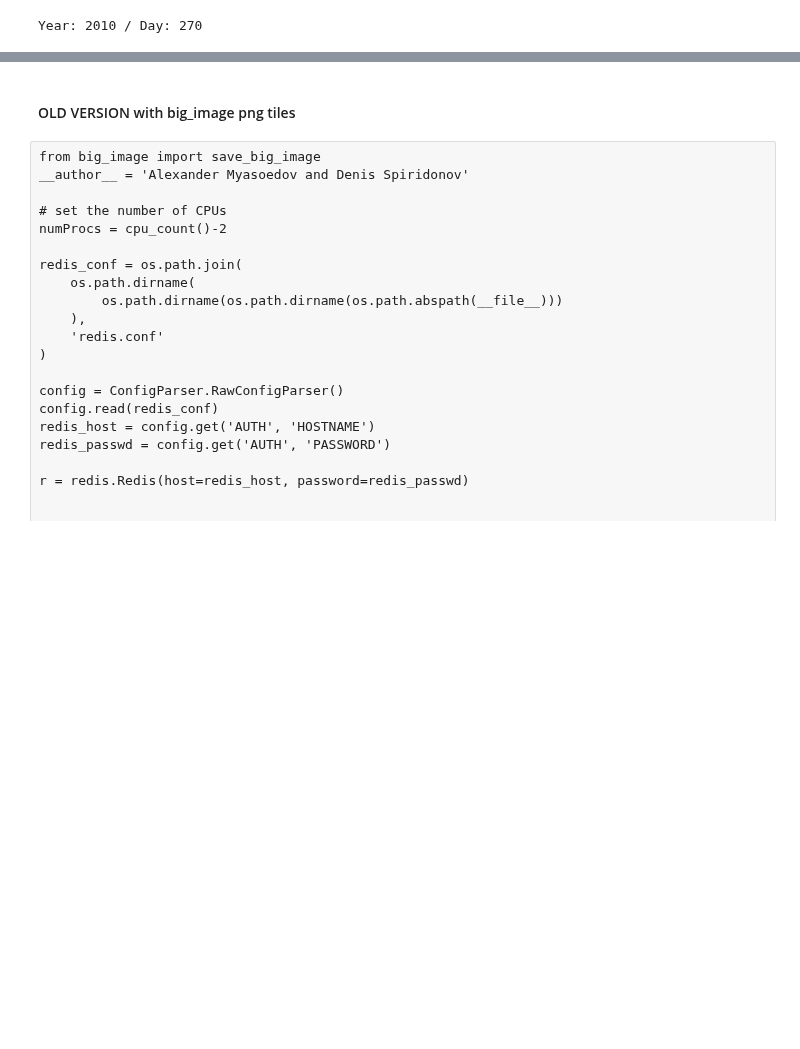
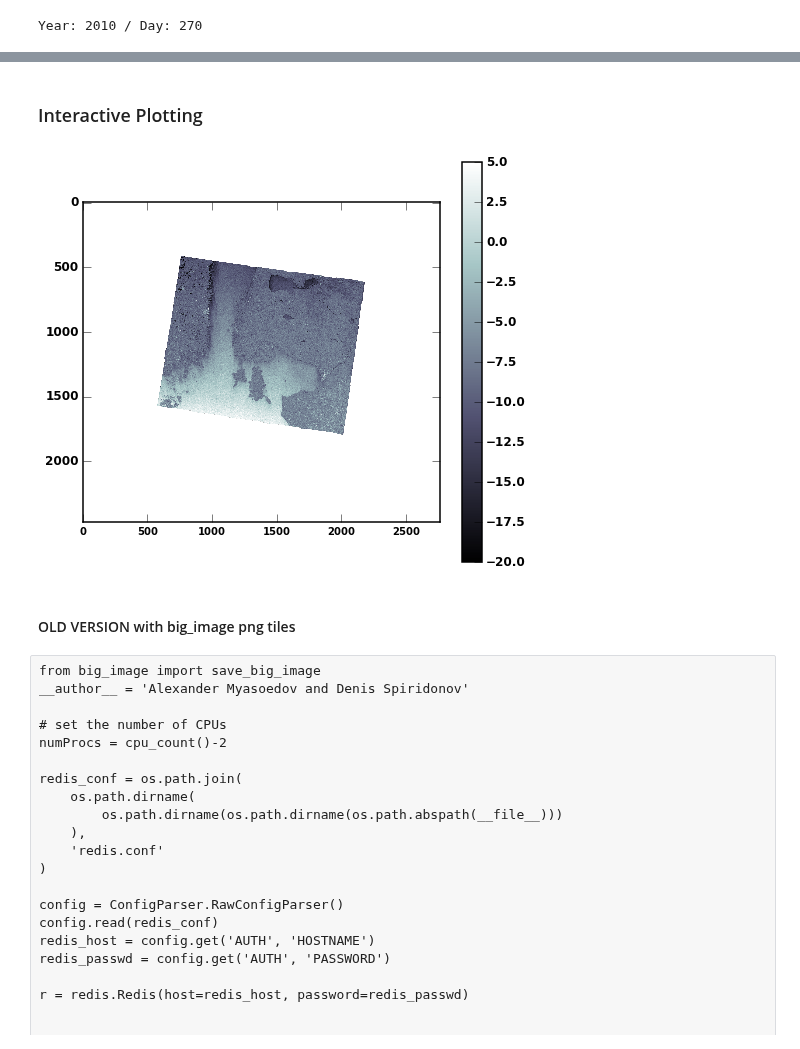
Before and after one commit to magican/PySOL, a Jupyter notebook: notebooks/pySAR/generate_ASAR_for_POSADA.ipynb, the cells around one changed output, grey strips where cells are left out. Saved outputs shown, nothing was run; the diff lists cells and outputs as text; code cells hidden in the pictures; blank space fills up the shorter version.

```diff
--- a/notebooks/pySAR/generate_ASAR_for_POSADA.ipynb
+++ b/notebooks/pySAR/generate_ASAR_for_POSADA.ipynb
@@ -634,0 +832,8 @@ def create_asar_nc(inpath, fn, out_dir, scale=1):
+# %%
+print "Reprojecting data to new projection(s)......."
+
+sigma0_res = pr.kd_tree.resample_nearest(
+    swath_def, sigma0.ravel(), area_def,
+    radius_of_influence=4*pxlRes.max(),
+    epsilon=0.5, fill_value=None, nprocs=numProcs
+)
@@ -635,3 +929,44 @@ def create_asar_nc(inpath, fn, out_dir, scale=1):
+# %% [markdown]
+### Interactive Plotting
+# %%
+# %matplotlib inline
+
+def ntrctv_imshow(p = 'hh', vmi=-1., vma=1., cmap='bone', crop='[:,:]', dimNum=0):
+    # check if data type is dictionary and there is no wind
+    if type(data) == dict and all(k!='wind_speed' for k in data.iterkeys()):
+        plt.figure(figsize=(8,8*double(data[p].shape[0])/double(data[p].shape[1])))
+        plt.imshow(eval("data[p]"+str(crop)), vmin=vmi, vmax=vma)
+    elif type(data) == dict and any(k=='wind_speed' for k in data.iterkeys()):
+        plt.figure(figsize=(8,8*double(data[p].shape[0])/double(data[p].shape[1])))
+        X,Y = meshgrid( arange(0,eval("data[p]"+str(crop)).shape[1]),arange(0,eval("data[p]"+str(crop)).shape[0]) )
+        U = (data['u'])
+        V = (data['v'])
+        U = eval("U"+str(crop))
+        V = eval("V"+str(crop))
+        scl = 100
+        plt.quiver(X[::scl,::scl], Y[::scl,::scl], U[::scl,::scl], V[::scl,::scl])
+        plt.imshow(eval("data[p]"+str(crop)), vmin=vmi, vmax=vma)
+        plt.axis('tight')
+    elif type(data) != dict and len(data.shape)>2:
+        plt.figure(figsize=(8,8*double(data[:,:,0].shape[0])/double(data[:,:,0].shape[1])))
+        plt.imshow(eval("data[:,:,"+str(dimNum)+"]"+str(crop)), vmin=vmi, vmax=vma)
+    elif type(data) != dict:
+        plt.figure(figsize=(8,8*double(data.shape[0])/double(data.shape[1])))
+        plt.imshow(eval("data"+str(crop)), vmin=vmi, vmax=vma)
+    plt.colorbar()
+    plt.set_cmap(cmap)
+# %%
+scale = 1
+data = 10*log10(sigma0)[::scale,::scale]
+data = 10*log10(sigma0_res)[::scale,::scale]
+
+ntrctv = widgets.interact(ntrctv_imshow, \
+                          vmi=widgets.FloatSlider(min=-30, max=10, value=-20, step=1), \
+                          vma=widgets.FloatSlider(min=-30, max=10, value=5, step=1), \
+                          cmap = ['Greys_r', 'bone', 'RdBu_r'], crop = '[:,:]', \
+                          dimNum=['0']);
+# %% [output]
+[figure, added]
 # %% [markdown]
 #### OLD VERSION with big_image png tiles
 # %% [raw]
```
Also changed, not shown: parts of 33 cells of this notebook, 4 other files.
